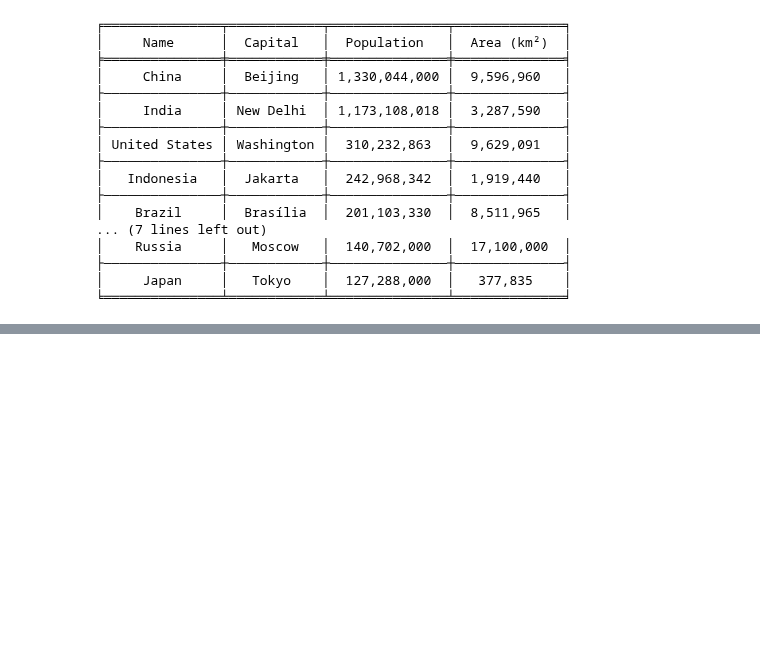
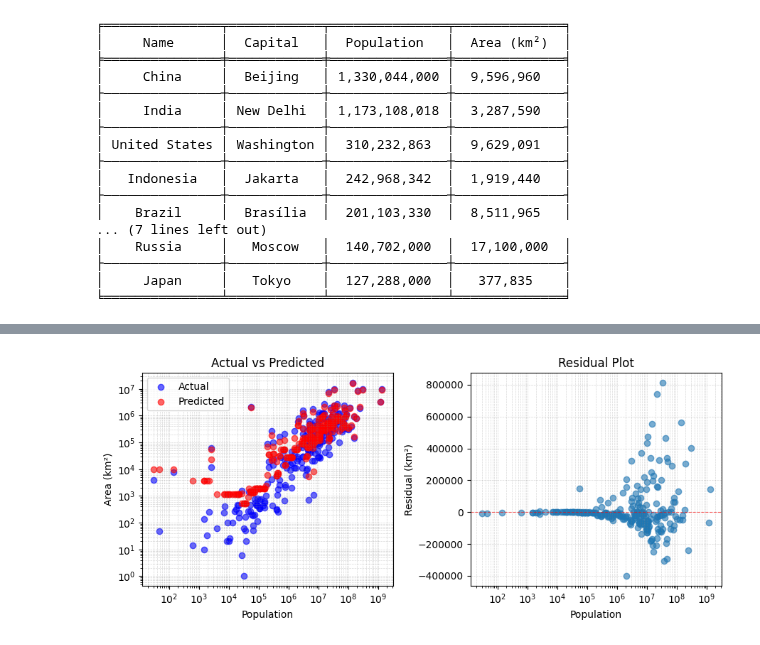
Before and after one commit to najafice/py-sandbox, a Jupyter notebook: advance_py_chapter4.ipynb, the cells around one changed output, grey strips where cells are left out. Saved outputs shown, nothing was run; the diff lists cells and outputs as text; code cells hidden in the pictures; blank space fills up the shorter version.

Commit message:
Push from Colab :: adding chapter 6 essay. Using Scikit-learn and the database created using web scraping from previous essay to train a model.

```diff
--- a/advance_py_chapter4.ipynb
+++ b/advance_py_chapter4.ipynb
@@ -155,0 +161,98 @@ else:
+# %%
+import sqlite3
+import numpy as np
+import matplotlib.pyplot as plt
+from sklearn.ensemble import GradientBoostingRegressor
+from sklearn.metrics import mean_absolute_error, mean_squared_error, r2_score
+
+# -----------------------------
+# 1. Load data from SQLite database
+# -----------------------------
+conn = sqlite3.connect('countries.db')
+cursor = conn.cursor()
+cursor.execute('''
+    SELECT Population, Area
+    FROM countries
+    WHERE Population > 0 AND Area > 0
+''')
+data = cursor.fetchall()
+conn.close()
+
+# -----------------------------
+# 2. Convert to NumPy arrays
+# -----------------------------
+populations = np.array([row[0] for row in data]).reshape(-1, 1)  # Feature: Population
+areas = np.array([row[1] for row in data])                       # Target: Area
+
+# -----------------------------
+# 3. Apply log transformation to reduce skewness
+# -----------------------------
+pop_log = np.log1p(populations)  # log(1 + x) to handle large range
+area_log = np.log1p(areas)
+
+# -----------------------------
+# 4. Compute sample weights
+#    - Give more importance to countries with large population/area
+# -----------------------------
+weights = (populations.flatten() / populations.max()) + (areas / areas.max())
+weights = weights / weights.mean()  # Normalize weights
+
+# -----------------------------
+# 5. Train Gradient Boosting Regressor
+# -----------------------------
+model = GradientBoostingRegressor(
+    n_estimators=300,     # Number of boosting stages
+    learning_rate=0.05,   # Step size shrinkage
+    max_depth=4,          # Depth of individual trees
+    random_state=42
+)
+model.fit(pop_log, area_log, sample_weight=weights)
+
+# -----------------------------
+# 6. Predict and inverse log transform
+# -----------------------------
+area_log_pred = model.predict(pop_log)
+area_pred = np.expm1(area_log_pred)  # Reverse log1p
+
+# -----------------------------
+# 7. Evaluate model performance
+# -----------------------------
+mae = mean_absolute_error(areas, area_pred)
+rmse = np.sqrt(mean_squared_error(areas, area_pred))  # Compatible with all versions
+r2 = r2_score(areas, area_pred)
+
+print(f"MAE: {mae:,.2f}")
+print(f"RMSE: {rmse:,.2f}")
+print(f"R²: {r2:.4f}")
+
+# -----------------------------
+# 8. Plot results
+# -----------------------------
+plt.figure(figsize=(9, 4))
+
+# --- Plot 1: Actual vs Predicted ---
+plt.subplot(1, 2, 1)
+plt.scatter(populations, areas, color='blue', alpha=0.6, label='Actual')
+plt.scatter(populations, area_pred, color='red', alpha=0.6, label='Predicted')
+plt.xscale('log')
+plt.yscale('log')
+plt.xlabel('Population')
+plt.ylabel('Area (km²)')
+plt.title('Actual vs Predicted')
+plt.legend()
+plt.grid(True, which="both", ls="--", color='gray', alpha=0.3, linewidth=0.5)
+
+# --- Plot 2: Residuals ---
+residuals = areas - area_pred
+plt.subplot(1, 2, 2)
+plt.scatter(populations, residuals, alpha=0.6)
+plt.axhline(0, color='red', linestyle='--', linewidth=0.8, alpha=0.6)
+plt.xscale('log')
+plt.xlabel('Population')
+plt.ylabel('Residual (km²)')
+plt.title('Residual Plot')
+plt.grid(True, which="both", ls="--", color='gray', alpha=0.3, linewidth=0.5)
+
+plt.tight_layout()
+plt.show()
+# %% [output]
@@ -155,0 +262 @@ else:
+[figure, added]
```
Also changed, not shown: parts of 2 cells of this notebook.
